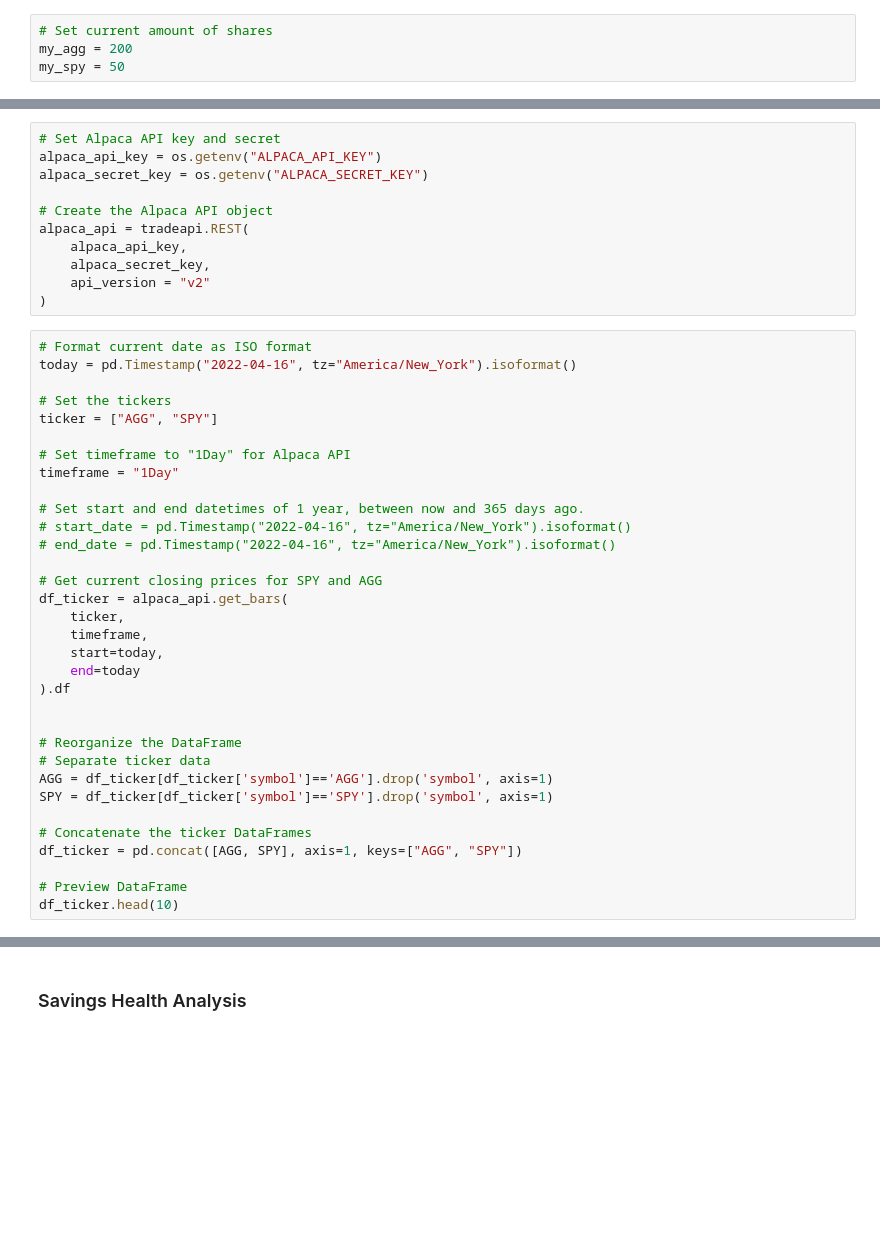
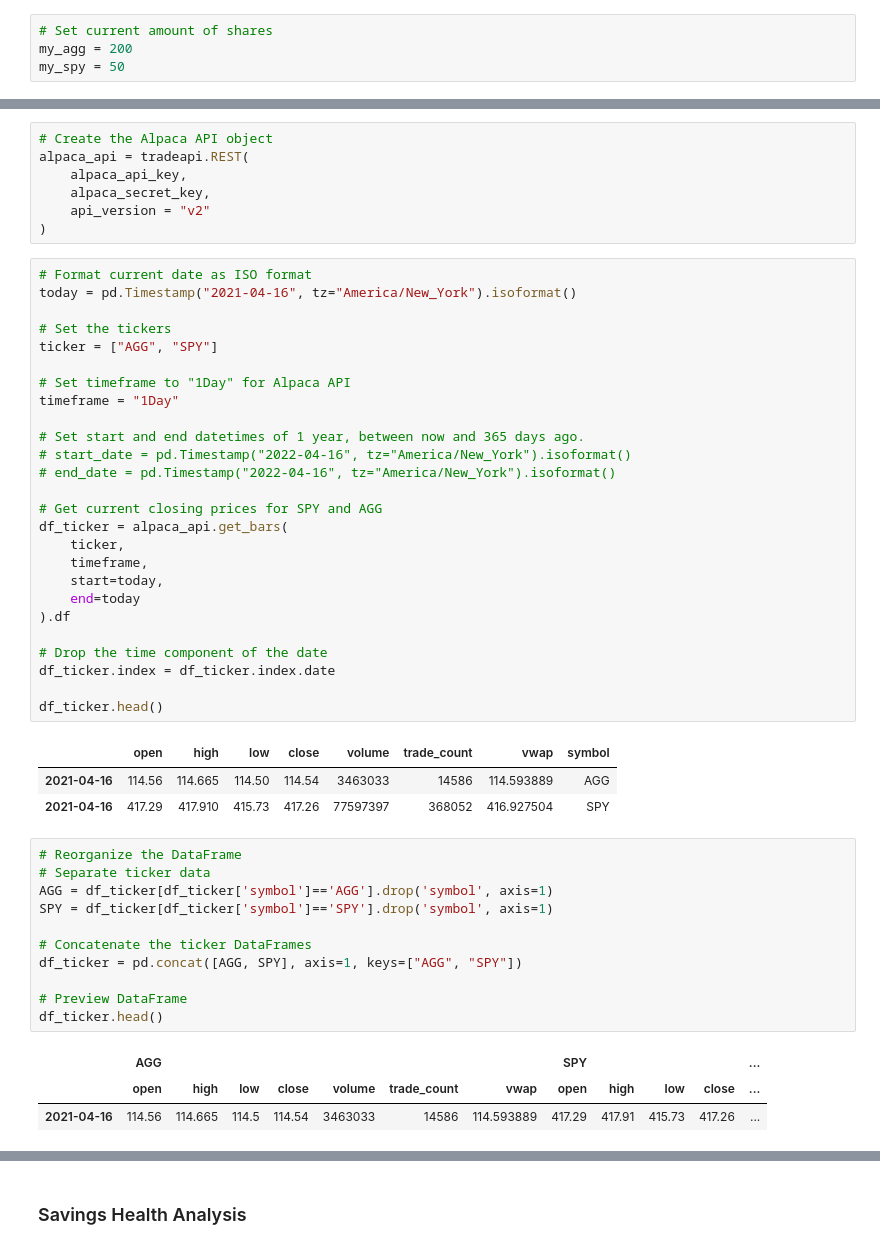
Before and after one commit to parvinderrakhra/Week_5_Assignment, a Jupyter notebook: financial-planner.ipynb, the cells around one changed output, grey strips where cells are left out. Cells and saved outputs as stored; diff of their text form; blank space fills up the shorter version.

```diff
--- a/financial-planner.ipynb
+++ b/financial-planner.ipynb
@@ -69,8 +105,4 @@ my_spy = 50
 # %%
-# Set Alpaca API key and secret
-alpaca_api_key = os.getenv("ALPACA_API_KEY")
-alpaca_secret_key = os.getenv("ALPACA_SECRET_KEY")
-
 # Create the Alpaca API object
 alpaca_api = tradeapi.REST(
     alpaca_api_key,
@@ -79,7 +111,7 @@ alpaca_api = tradeapi.REST(
 )
 # %%
 # Format current date as ISO format
-today = pd.Timestamp("2022-04-16", tz="America/New_York").isoformat()
+today = pd.Timestamp("2021-04-16", tz="America/New_York").isoformat()
 
 # Set the tickers
 ticker = ["AGG", "SPY"]
@@ -99,17 +131,29 @@ df_ticker = alpaca_api.get_bars(
     end=today
 ).df
 
+# Drop the time component of the date
+df_ticker.index = df_ticker.index.date
 
-# Reorganize the DataFrame
-# Separate ticker data
-AGG = df_ticker[df_ticker['symbol']=='AGG'].drop('symbol', axis=1)
-SPY = df_ticker[df_ticker['symbol']=='SPY'].drop('symbol', axis=1)
-
-# Concatenate the ticker DataFrames
-df_ticker = pd.concat([AGG, SPY], axis=1, keys=["AGG", "SPY"])
-
-# Preview DataFrame
-df_ticker.head(10)
+df_ticker.head()
+# %% [output]
+|  | open | high | low | close | volume | trade_count | vwap | symbol |
+| 2021-04-16 | 114.56 | 114.665 | 114.50 | 114.54 | 3463033 | 14586 | 114.593889 | AGG |
+| 2021-04-16 | 417.29 | 417.910 | 415.73 | 417.26 | 77597397 | 368052 | 416.927504 | SPY |
+# %%
+# Reorganize the DataFrame
+# Separate ticker data
+AGG = df_ticker[df_ticker['symbol']=='AGG'].drop('symbol', axis=1)
+SPY = df_ticker[df_ticker['symbol']=='SPY'].drop('symbol', axis=1)
+
+# Concatenate the ticker DataFrames
+df_ticker = pd.concat([AGG, SPY], axis=1, keys=["AGG", "SPY"])
+
+# Preview DataFrame
+df_ticker.head()
+# %% [output]
+|  | AGG |  |  |  |  |  |  | SPY |  |  |  | ... |
+|  | open | high | low | close | volume | trade_count | vwap | open | high | low | close | ... |
+| 2021-04-16 | 114.56 | 114.665 | 114.5 | 114.54 | 3463033 | 14586 | 114.593889 | 417.29 | 417.91 | 415.73 | 417.26 | ... |
 # %%
 # Pick AGG and SPY close prices
 agg_close_price = float(df_ticker["AGG"]["close"])
```
Also changed, not shown: parts of 32 cells of this notebook, 2 other files.
